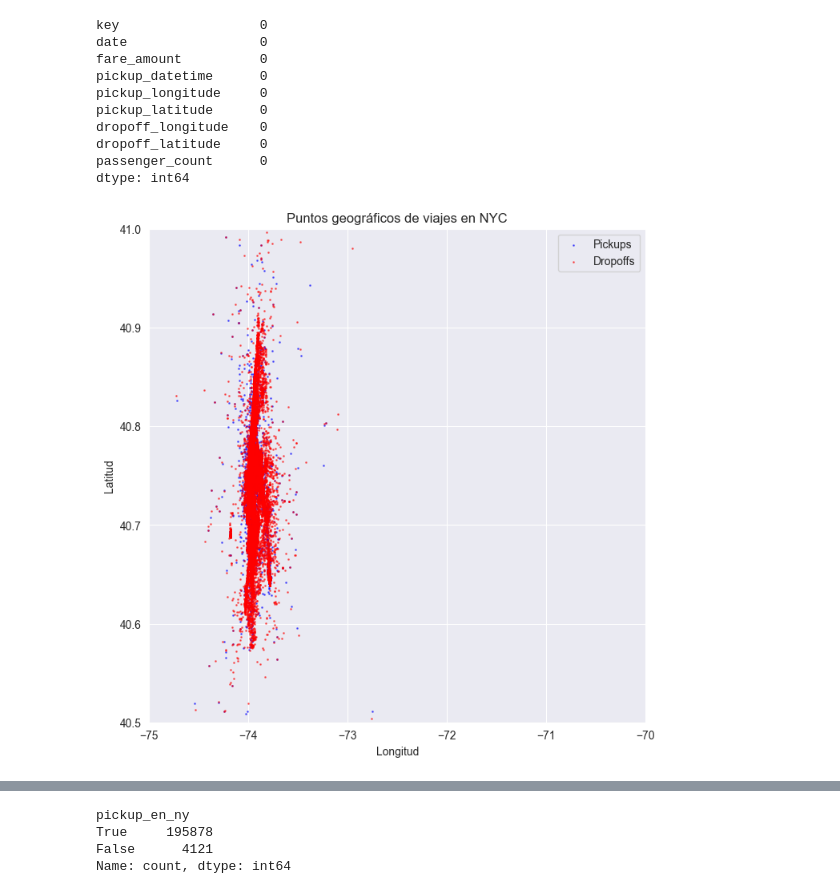
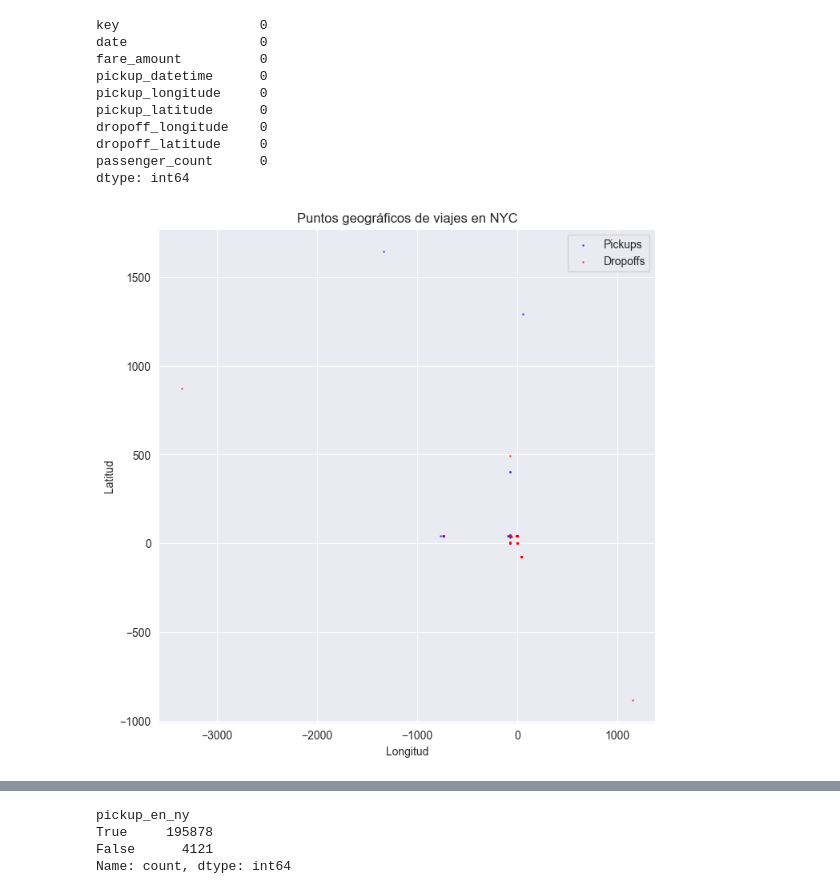
Before and after one commit to ignmend/AA1-TUIA-2025C1-Dimenna-ElizondoRios-Mendez, a Jupyter notebook: TP-regresion-AA1.ipynb, the cells around one changed output, grey strips where cells are left out. Saved outputs shown, nothing was run; the diff lists cells and outputs as text; code cells hidden in the pictures.

```diff
--- a/TP-regresion-AA1.ipynb
+++ b/TP-regresion-AA1.ipynb
@@ -122,25 +117,25 @@ dtype: int64
 # %%
 #Ploteamos la latitud y longitud para ver que puntos estan fuera de rango.
 plt.figure(figsize=(8,8))
 plt.scatter(
     df["pickup_longitude"], df["pickup_latitude"],
     c="blue", s=1, alpha=0.5, label="Pickups"
 )
 plt.scatter(
     df["dropoff_longitude"], df["dropoff_latitude"],
     c="red", s=1, alpha=0.5, label="Dropoffs"
 )
 
 plt.xlabel("Longitud")
 plt.ylabel("Latitud")
 plt.legend()
 plt.title("Puntos geográficos de viajes en NYC")
 #Se limitan los ejes para poder ver en escala.
-plt.xlim(-75, -70)
-plt.ylim(40.5, 41.0)
+#plt.xlim(-70, -90)
+#plt.ylim(40.5, 41.0)
 plt.show()
 # %% [output]
-[figure, old version]
+[figure, new version]
 # %%
 # Utilizamos una funcion auxiliar para validad que la latitud y la longitud sean coordenadas que pertenecientes a la ciudad de new york, si no es así, reemplazamos por nulos para luego rellenarlos con el metodo de knn
 
```
Also changed, not shown: parts of 21 cells of this notebook.
